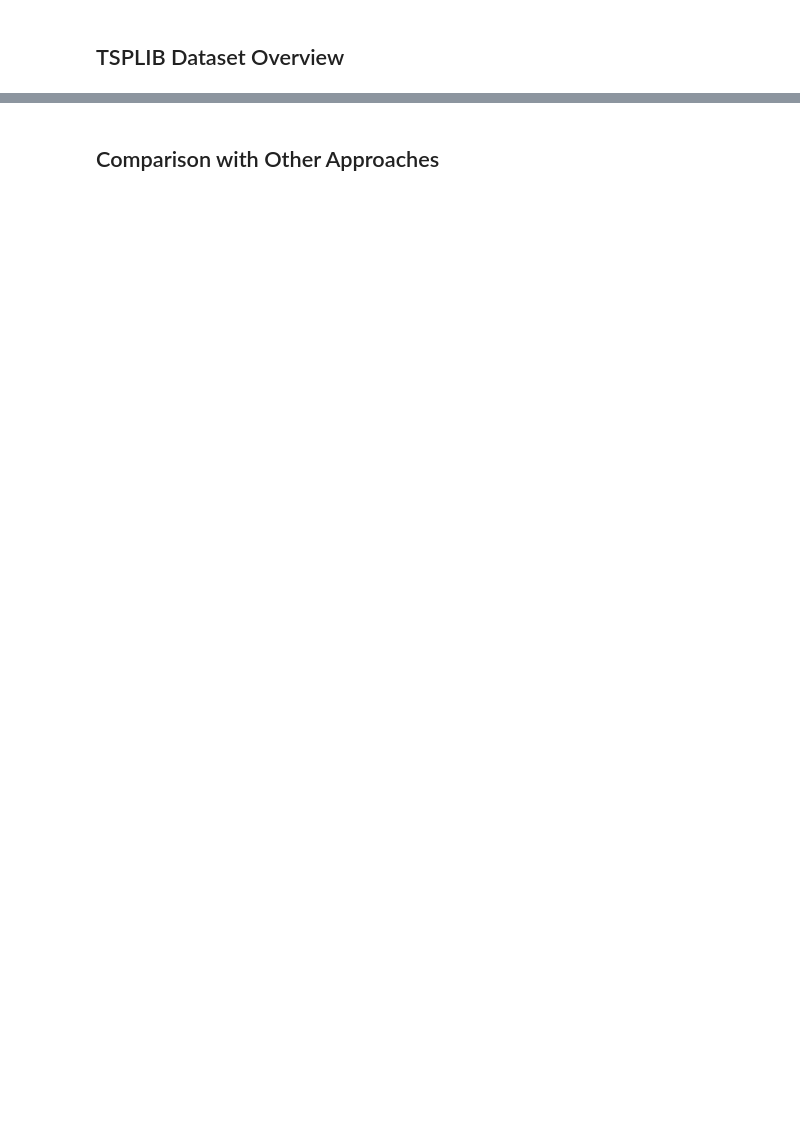
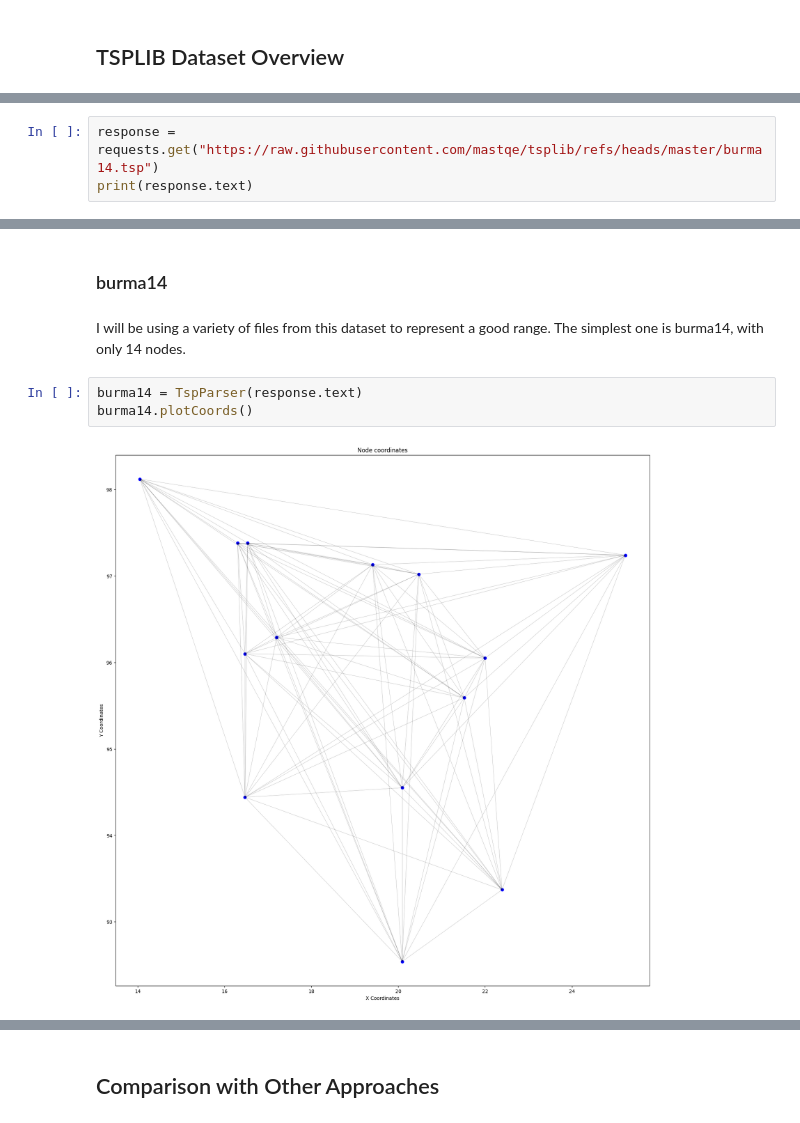
Before and after one commit to arjy143/Solving-TSP-using-particle-swarm-optimisation, a Jupyter notebook: Deliverable.ipynb, the cells around one changed output, grey strips where cells are left out. Cells and saved outputs as stored; diff of their text form; blank space fills up the shorter version.

```diff
--- a/Deliverable.ipynb
+++ b/Deliverable.ipynb
@@ -46,0 +57,3 @@ go over dataset, parsing, visualising some instances, explaining why we will use
+# %%
+response = requests.get("https://raw.githubusercontent.com/mastqe/tsplib/refs/heads/master/burma14.tsp")
+print(response.text)
@@ -46,0 +151,9 @@ go over dataset, parsing, visualising some instances, explaining why we will use
+# %% [markdown]
+### burma14
+# %% [markdown]
+I will be using a variety of files from this dataset to represent a good range. The simplest one is burma14, with only 14 nodes.
+# %%
+burma14 = TspParser(response.text)
+burma14.plotCoords()
+# %% [output]
+[figure, added]
```
Also changed, not shown: parts of 15 cells of this notebook, 1 other file.
